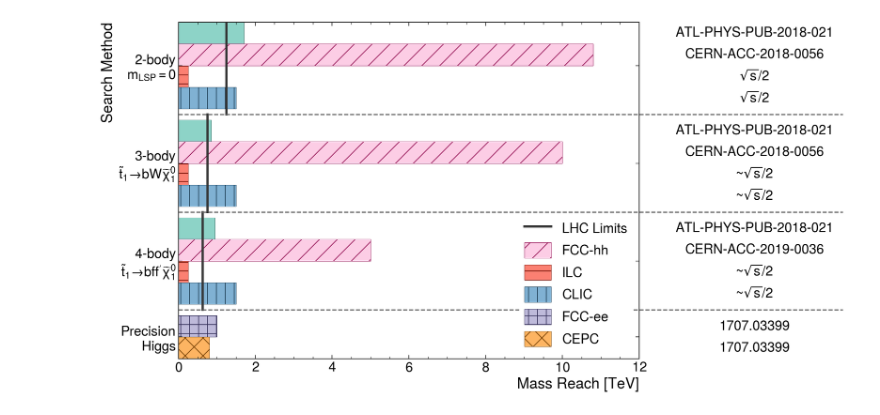
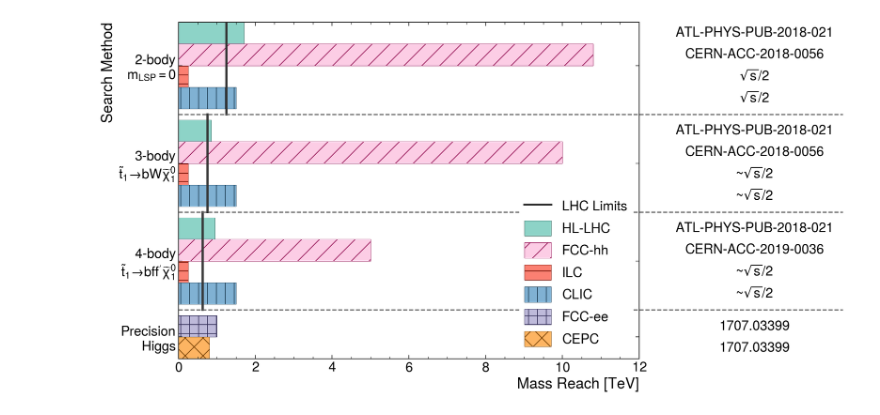
Before and after one commit to riley-x/snowmass-ef08-plots, a Jupyter notebook: plot.ipynb, the cells around one changed output. Cells and saved outputs as stored; diff of their text form; code cells hidden in the pictures.

Commit message:
fix index 0 bug

```diff
--- a/plot.ipynb
+++ b/plot.ipynb
@@ -140,32 +140,32 @@ ax.set_ylim(0, ys[-1] + bar_height)
 ax.invert_yaxis()
 atlas_mpl_style.set_xlabel("Mass Reach [TeV]")
 atlas_mpl_style.set_ylabel("Search Method")
 
 # Plot current limits
 for x,y0,y1 in curr_lims:
     lim_line = ax.plot([x, x], [y0, y1], linestyle='-', linewidth=3, color='#333333')
 
 # Plot references and get x extent
 x0,x1 = ax.get_xlim()
 max_text_x = 0 # in axes coordinates
 for y,ref in zip(ys, references):
     t = ax.text(x1 + 3, y + bar_height/2, ref, va='center', ha='center')
     bb = t.get_window_extent(renderer=fig.canvas.get_renderer()).transformed(ax.transAxes.inverted())
     max_text_x = max(max_text_x, bb.x1)
     # https://stackoverflow.com/questions/24581194/matplotlib-text-bounding-box-dimensions
 
 # Plot dividers
 data_to_fig = ax.transAxes.inverted()
 for y in dividers:
     ax.axhline(y, xmax=max_text_x + 0.02, linestyle='--', color='#666666', clip_on=False)
 
 # Plot legend
 legend_patches = [lim_line[0]]
 legend_labels = ['LHC Limits']
 for collider,_ in styles.items():
-    if index := legend_indexes.get(collider):
+    if (index := legend_indexes.get(collider)) is not None:
         legend_patches.append(bars.patches[index])
         legend_labels.append(collider)
 legend = ax.legend(legend_patches, legend_labels, framealpha=1, edgecolor='white', handleheight=1.4)
 # %% [output]
-[figure, old version]
+[figure, new version]
```
